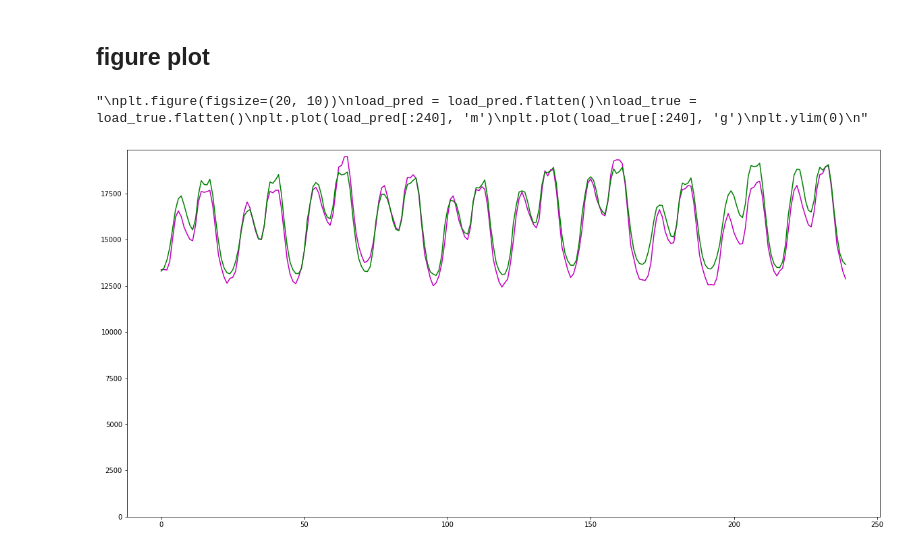
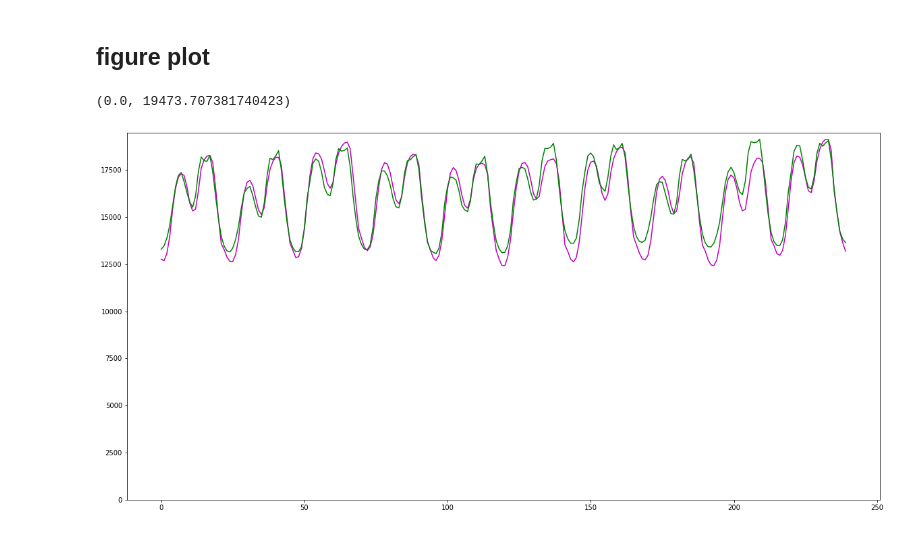
Before and after one commit to Mark-THU/load-point-forecast, a Jupyter notebook: 1223-code-DL/1231-GRU-AR.ipynb, the cells around one changed output. Saved outputs shown, nothing was run; the diff lists cells and outputs as text; code cells hidden in the pictures.

```diff
--- a/1223-code-DL/1231-GRU-AR.ipynb
+++ b/1223-code-DL/1231-GRU-AR.ipynb
@@ -128,0 +167,6 @@ class GRU(nn.Module):
+# %%
+model = GRU(16, 24, 32, 2, 0.1)
+XY_p = torch.randn(10, 72, 16)
+X_f = torch.randn(10, 24, 15)
+outputs = model(XY_p, X_f)
+outputs.shape
@@ -409,21 +443,17 @@ def test_model(model, test_x, test_y, target_len, scaler_y, batch_size):
                              batch_size=batch_size,
                              shuffle=False,
                              drop_last=False)
-    model.load_state_dict(torch.load('./model/GRU_state_dict.pt'))
+    model.load_state_dict(torch.load('./model/GRU_AR_state_dict.pt'))
     y_pred = []
     y_true = []
     with torch.no_grad():
-        for inputs, label in test_loader:
+        model.eval()
+        for inputs, labels in test_loader:
             inputs = inputs.to(device)
-            output = np.zeros_like(label[:, :, -1])
-            label = label.to(device)
-            for i in range(target_len):
-                outputs = model(inputs)
-                inputs_add = torch.cat((label[:, i, :-1], outputs), dim=1)
-                inputs = torch.cat((inputs[:, i:, :], torch.unsqueeze(inputs_add, dim=1)), dim=1)
-                output[:, i] = outputs.cpu().numpy().flatten()
-            y_pred += output.flatten().tolist()
-            y_true += label[:, :, -1].cpu().numpy().flatten().tolist()
+            labels = labels.to(device)
+            outputs = model(inputs, labels[:, :, :-1])
+            y_pred += outputs.flatten().tolist()
+            y_true += labels[:, :, -1].cpu().numpy().flatten().tolist()
     y_pred = np.array(y_pred).reshape(-1, 1)
     y_true = np.array(y_true).reshape(-1, 1)
     #     pdb.set_trace()
@@ -455,8 +485,8 @@ def run_model_retraining(seq_len=seq_len,
     batch_size = 256
     lr = 0.01
     number_epoch = 80
-    hidden_dim = 128
-    n_layers = 2
+    hidden_dim = 64 # 128
+    n_layers = 2 # 3
     drop_prob = 0
     weight_decay = 0
     mse_thresh = 0.01
@@ -499,19 +529,11 @@ MAPE:0.04962846922631217, MAE:622.386874782715, RMSE:869.5138865454369
 # %%
 
 plt.figure(figsize=(20, 10))
 load_pred = load_pred.reshape(-1, target_len)
 load_true = load_true.reshape(-1, target_len)
 plt.plot(load_pred[:240,23], 'm')
 plt.plot(load_true[:240,23], 'g')
 plt.ylim(0)
-"""
-plt.figure(figsize=(20, 10))
-load_pred = load_pred.flatten()
-load_true = load_true.flatten()
-plt.plot(load_pred[:240], 'm')
-plt.plot(load_true[:240], 'g')
-plt.ylim(0)
-"""
 # %% [output]
-"\nplt.figure(figsize=(20, 10))\nload_pred = load_pred.flatten()\nload_true = load_true.flatten()\nplt.plot(load_pred[:240], 'm')\nplt.plot(load_true[:240], 'g')\nplt.ylim(0)\n"
+(0.0, 19473.707381740423)
-[figure, old version]
+[figure, new version]
```
Also changed, not shown: parts of 11 cells of this notebook, 2 other files.
